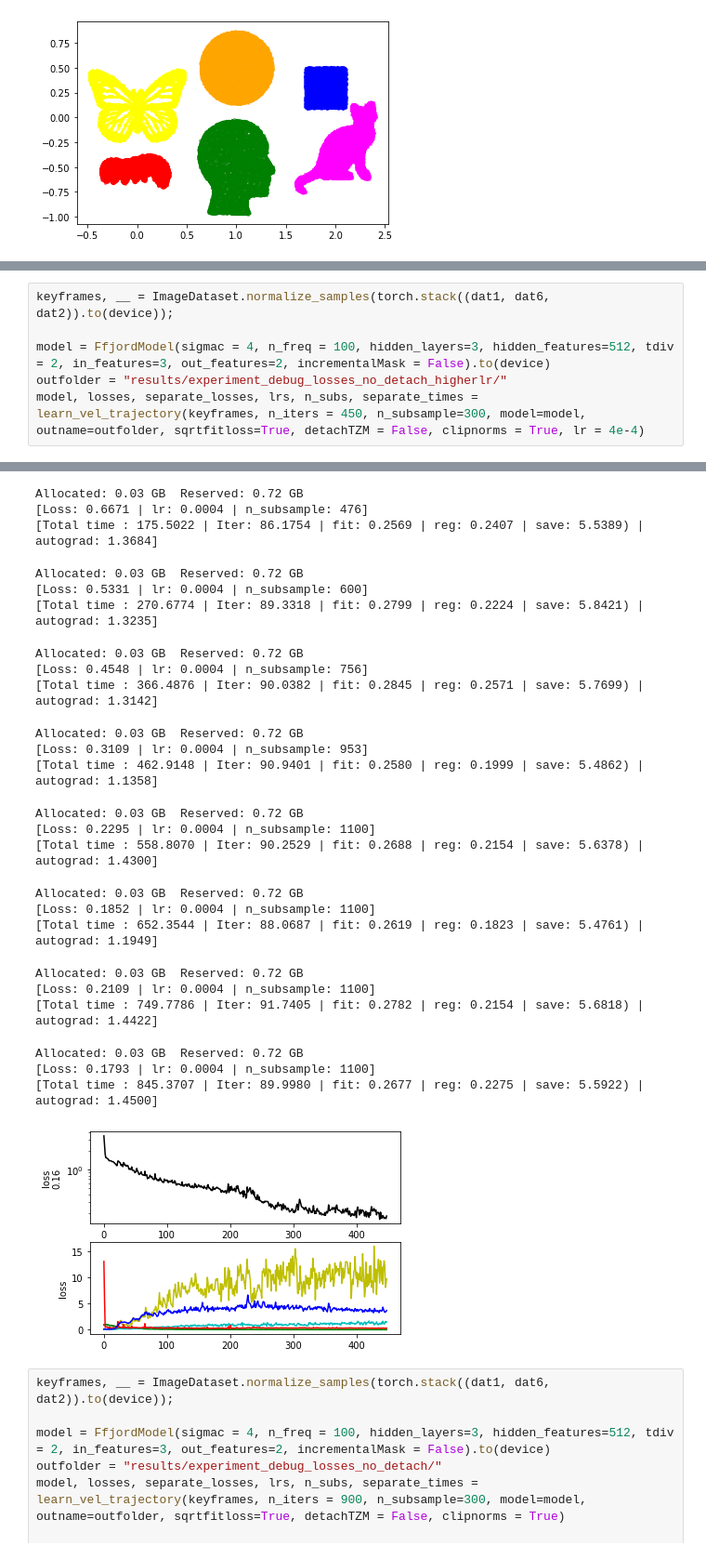
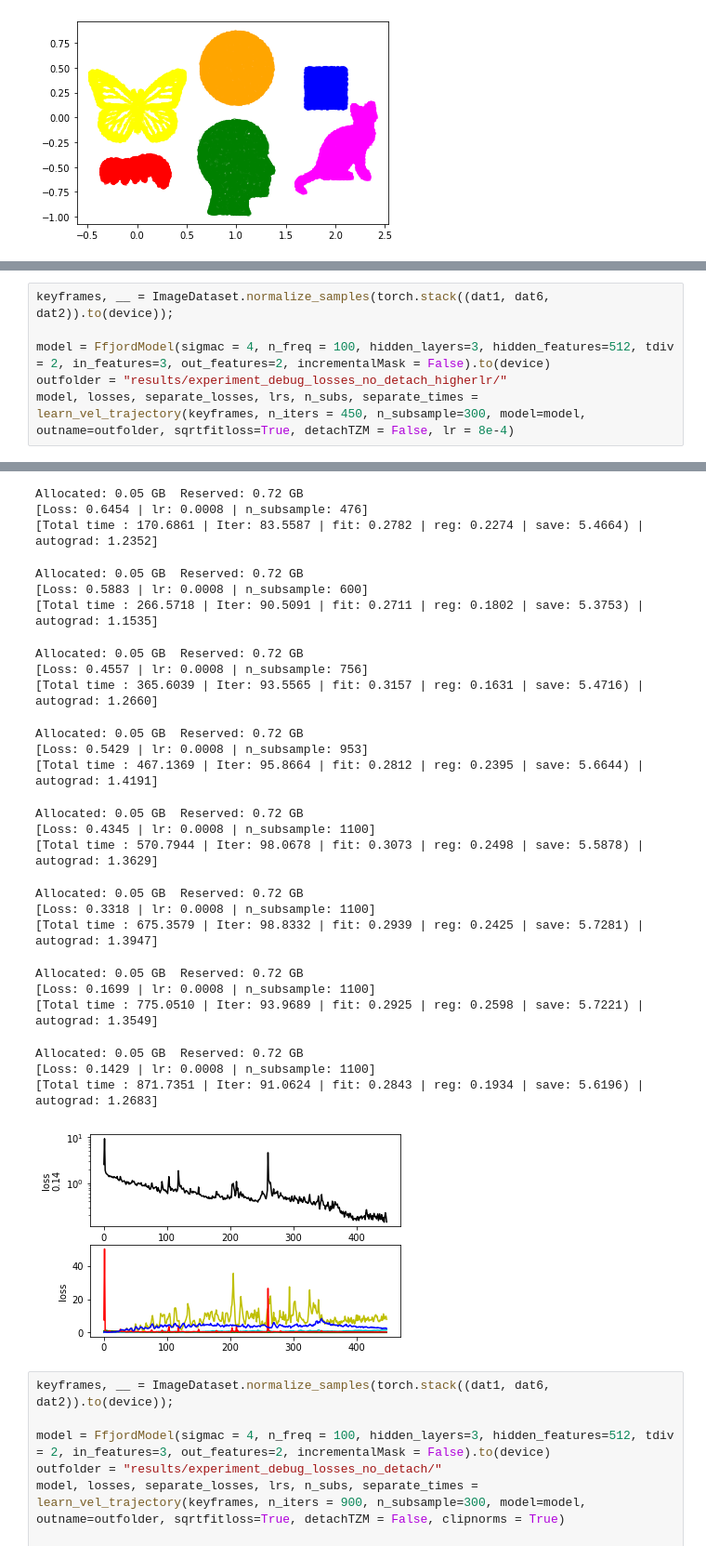
Before and after one commit to pzpzpzp1/wassflow, a Jupyter notebook: cnf-sinkhorn-demo.ipynb, the cells around one changed output, grey strips where cells are left out. Shown: that part at 93% size. Saved outputs shown, nothing was run; the diff lists cells and outputs as text.

```diff
--- a/cnf-sinkhorn-demo.ipynb
+++ b/cnf-sinkhorn-demo.ipynb
@@ -85,5 +100,5 @@ keyframes, __ = ImageDataset.normalize_samples(torch.stack((dat1, dat6, dat2)).t
 
 model = FfjordModel(sigmac = 4, n_freq = 100, hidden_layers=3, hidden_features=512, tdiv = 2, in_features=3, out_features=2, incrementalMask = False).to(device)
 outfolder = "results/experiment_debug_losses_no_detach_higherlr/"
-model, losses, separate_losses, lrs, n_subs, separate_times = learn_vel_trajectory(keyframes, n_iters = 450, n_subsample=300, model=model, outname=outfolder, sqrtfitloss=True, detachTZM = False, clipnorms = True, lr = 4e-4)
+model, losses, separate_losses, lrs, n_subs, separate_times = learn_vel_trajectory(keyframes, n_iters = 450, n_subsample=300, model=model, outname=outfolder, sqrtfitloss=True, detachTZM = False, lr = 8e-4)
 # %% [output]
@@ -96,28 +111,28 @@ Allocated: 0.03 GB  Reserved: 0.72 GB
-Allocated: 0.03 GB  Reserved: 0.72 GB
-[Loss: 0.6671 | lr: 0.0004 | n_subsample: 476]
-[Total time : 175.5022 | Iter: 86.1754 | fit: 0.2569 | reg: 0.2407 | save: 5.5389) | autograd: 1.3684]
+Allocated: 0.05 GB  Reserved: 0.72 GB
+[Loss: 0.6454 | lr: 0.0008 | n_subsample: 476]
+[Total time : 170.6861 | Iter: 83.5587 | fit: 0.2782 | reg: 0.2274 | save: 5.4664) | autograd: 1.2352]
-Allocated: 0.03 GB  Reserved: 0.72 GB
-[Loss: 0.5331 | lr: 0.0004 | n_subsample: 600]
-[Total time : 270.6774 | Iter: 89.3318 | fit: 0.2799 | reg: 0.2224 | save: 5.8421) | autograd: 1.3235]
+Allocated: 0.05 GB  Reserved: 0.72 GB
+[Loss: 0.5883 | lr: 0.0008 | n_subsample: 600]
+[Total time : 266.5718 | Iter: 90.5091 | fit: 0.2711 | reg: 0.1802 | save: 5.3753) | autograd: 1.1535]
-Allocated: 0.03 GB  Reserved: 0.72 GB
-[Loss: 0.4548 | lr: 0.0004 | n_subsample: 756]
-[Total time : 366.4876 | Iter: 90.0382 | fit: 0.2845 | reg: 0.2571 | save: 5.7699) | autograd: 1.3142]
+Allocated: 0.05 GB  Reserved: 0.72 GB
+[Loss: 0.4557 | lr: 0.0008 | n_subsample: 756]
+[Total time : 365.6039 | Iter: 93.5565 | fit: 0.3157 | reg: 0.1631 | save: 5.4716) | autograd: 1.2660]
-Allocated: 0.03 GB  Reserved: 0.72 GB
-[Loss: 0.3109 | lr: 0.0004 | n_subsample: 953]
-[Total time : 462.9148 | Iter: 90.9401 | fit: 0.2580 | reg: 0.1999 | save: 5.4862) | autograd: 1.1358]
+Allocated: 0.05 GB  Reserved: 0.72 GB
+[Loss: 0.5429 | lr: 0.0008 | n_subsample: 953]
+[Total time : 467.1369 | Iter: 95.8664 | fit: 0.2812 | reg: 0.2395 | save: 5.6644) | autograd: 1.4191]
-Allocated: 0.03 GB  Reserved: 0.72 GB
-[Loss: 0.2295 | lr: 0.0004 | n_subsample: 1100]
-[Total time : 558.8070 | Iter: 90.2529 | fit: 0.2688 | reg: 0.2154 | save: 5.6378) | autograd: 1.4300]
+Allocated: 0.05 GB  Reserved: 0.72 GB
+[Loss: 0.4345 | lr: 0.0008 | n_subsample: 1100]
+[Total time : 570.7944 | Iter: 98.0678 | fit: 0.3073 | reg: 0.2498 | save: 5.5878) | autograd: 1.3629]
-Allocated: 0.03 GB  Reserved: 0.72 GB
-[Loss: 0.1852 | lr: 0.0004 | n_subsample: 1100]
-[Total time : 652.3544 | Iter: 88.0687 | fit: 0.2619 | reg: 0.1823 | save: 5.4761) | autograd: 1.1949]
+Allocated: 0.05 GB  Reserved: 0.72 GB
+[Loss: 0.3318 | lr: 0.0008 | n_subsample: 1100]
+[Total time : 675.3579 | Iter: 98.8332 | fit: 0.2939 | reg: 0.2425 | save: 5.7281) | autograd: 1.3947]
-Allocated: 0.03 GB  Reserved: 0.72 GB
-[Loss: 0.2109 | lr: 0.0004 | n_subsample: 1100]
-[Total time : 749.7786 | Iter: 91.7405 | fit: 0.2782 | reg: 0.2154 | save: 5.6818) | autograd: 1.4422]
+Allocated: 0.05 GB  Reserved: 0.72 GB
+[Loss: 0.1699 | lr: 0.0008 | n_subsample: 1100]
+[Total time : 775.0510 | Iter: 93.9689 | fit: 0.2925 | reg: 0.2598 | save: 5.7221) | autograd: 1.3549]
-Allocated: 0.03 GB  Reserved: 0.72 GB
-[Loss: 0.1793 | lr: 0.0004 | n_subsample: 1100]
-[Total time : 845.3707 | Iter: 89.9980 | fit: 0.2677 | reg: 0.2275 | save: 5.5922) | autograd: 1.4500]
+Allocated: 0.05 GB  Reserved: 0.72 GB
+[Loss: 0.1429 | lr: 0.0008 | n_subsample: 1100]
+[Total time : 871.7351 | Iter: 91.0624 | fit: 0.2843 | reg: 0.1934 | save: 5.6196) | autograd: 1.2683]
-[figure, old version]
+[figure, new version]
 # %%
 keyframes, __ = ImageDataset.normalize_samples(torch.stack((dat1, dat6, dat2)).to(device));
 
```
Also changed, not shown: parts of 8 cells of this notebook, 13 other files.
